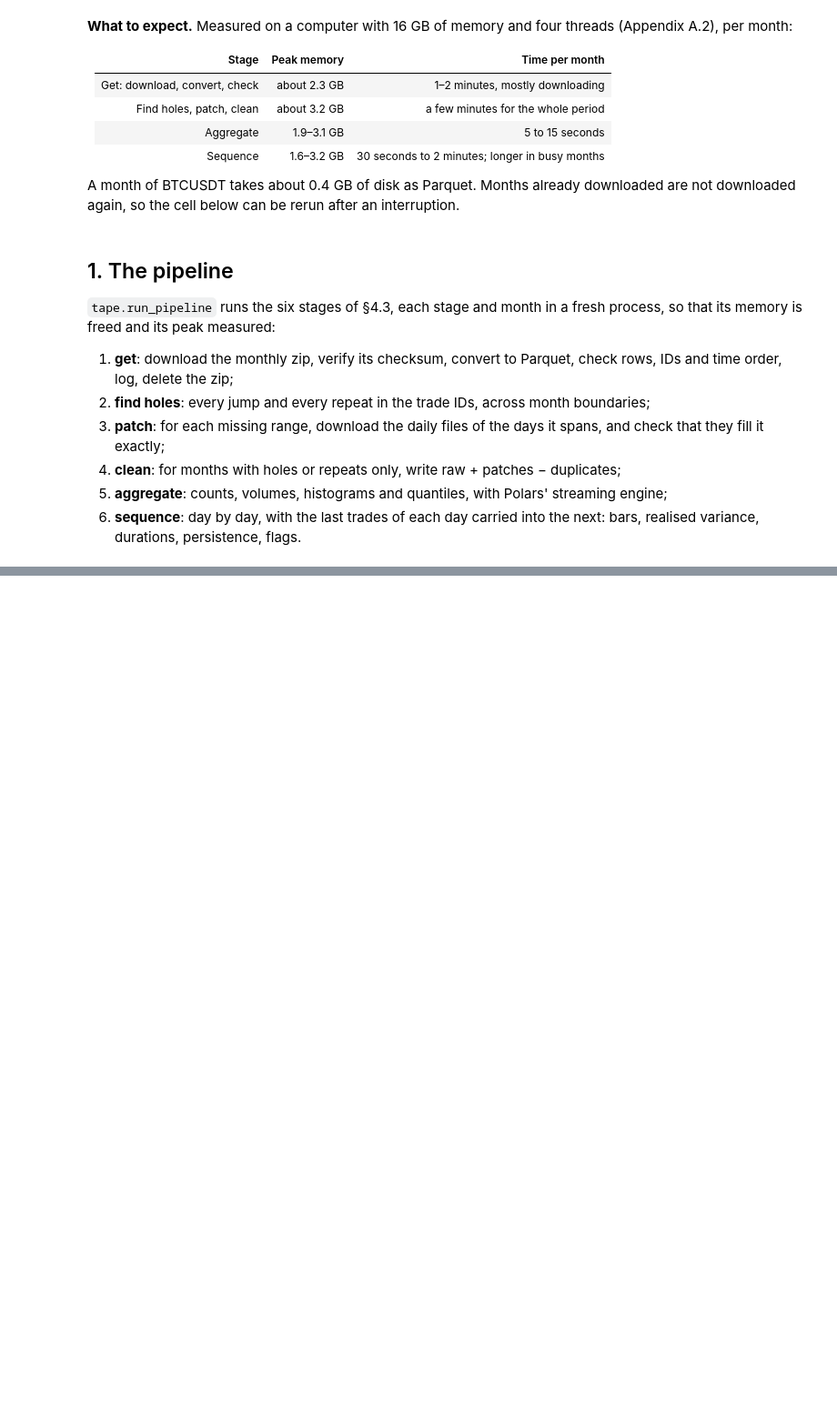
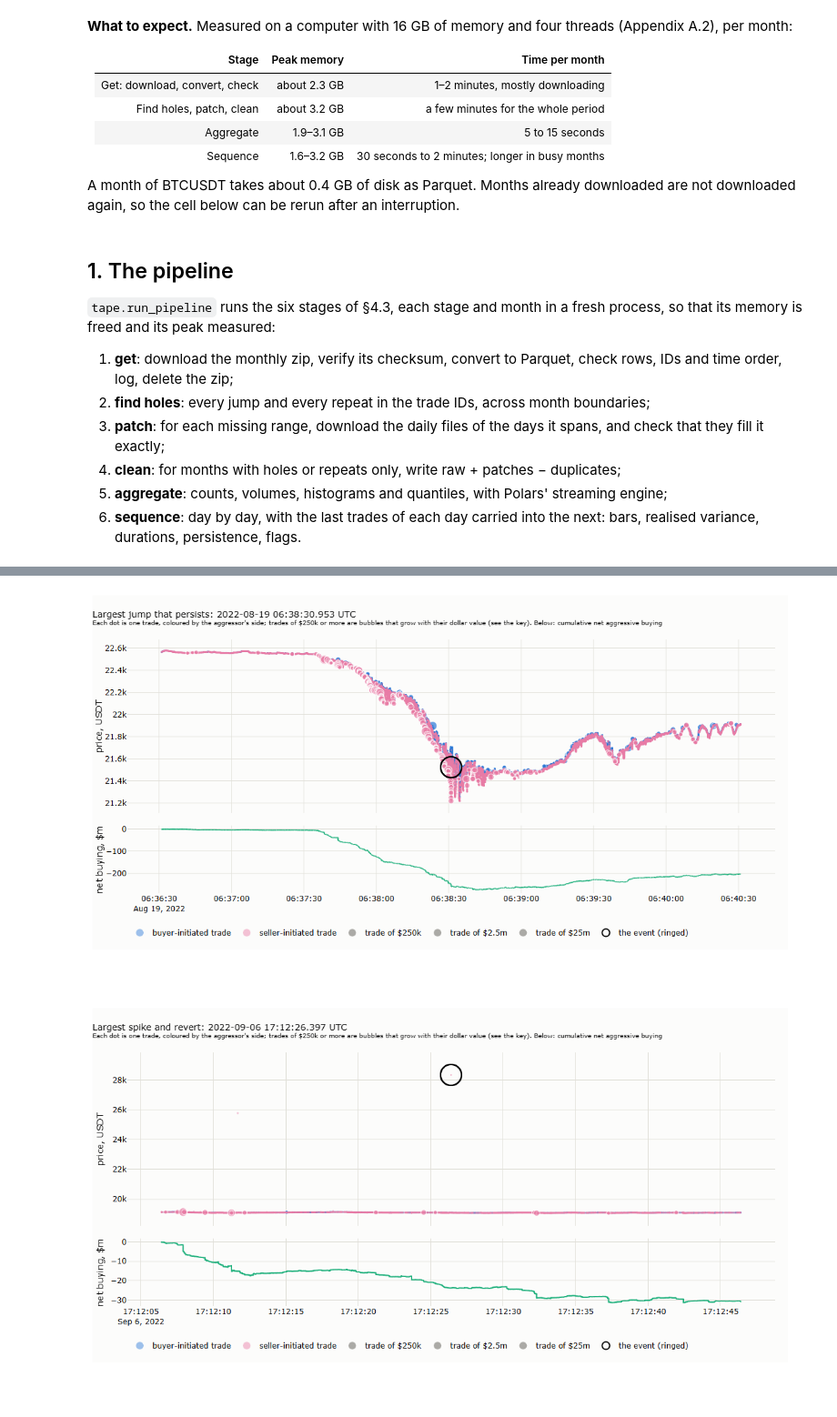
Before and after one commit to MaxGnesi/systematic-trading-notes, a Jupyter notebook: lectures/12-tick-data-the-tape/12_tick_data_the_tape.ipynb, the cells around one changed output, grey strips where cells are left out. Shown at 91% size. Cells and saved outputs as stored; diff of their text form; code cells hidden in the pictures; blank space fills up the shorter version.

```diff
--- a/lectures/12-tick-data-the-tape/12_tick_data_the_tape.ipynb
+++ b/lectures/12-tick-data-the-tape/12_tick_data_the_tape.ipynb
@@ -402,0 +426,23 @@ shape: (17, 9)
+# %%
+import l12_figures as F
+
+def as_table(d, prefix=""):
+    """A nested dictionary of results as a two-column table."""
+    rows = []
+    for k, v in (d or {}).items():
+        if isinstance(v, dict):
+            rows += as_table(v, f"{prefix}{k} / ").rows()
+        else:
+            rows.append((f"{prefix}{k}", f"{v:,.4g}" if isinstance(v, float) else str(v)))
+    return pl.DataFrame(rows, schema=["measure", "value"], orient="row")
+
+def pictures(*names):
+    for nm in names:
+        display(Image(filename=str(FIG / f"nb_{nm}.png")))
+
+events = F.run_events(SYMBOL, period, FIG)
+pictures("12_02_event_largest_jump_that_persists", "12_03_event_largest_spike_and_revert", "12_04_event_largest_single_trade", "12_05_event_busiest_minute")
+as_table(events)
+# %% [output]
+[figure, added]
+[figure, added]
```
Also changed, not shown: parts of 54 cells of this notebook, 7 other files.
